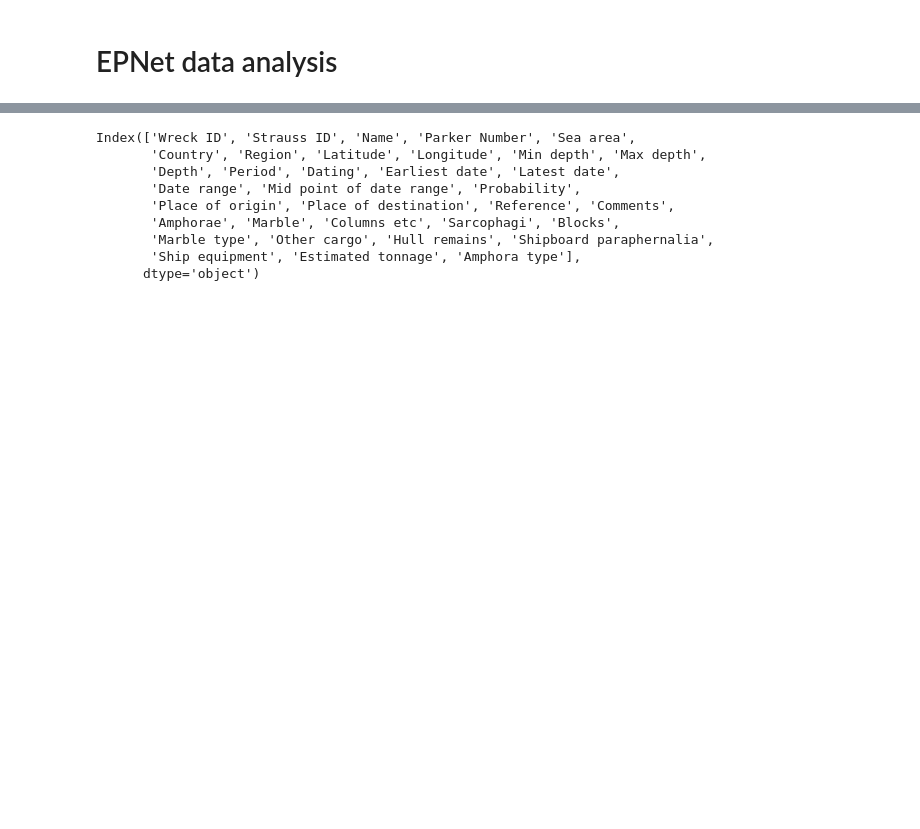
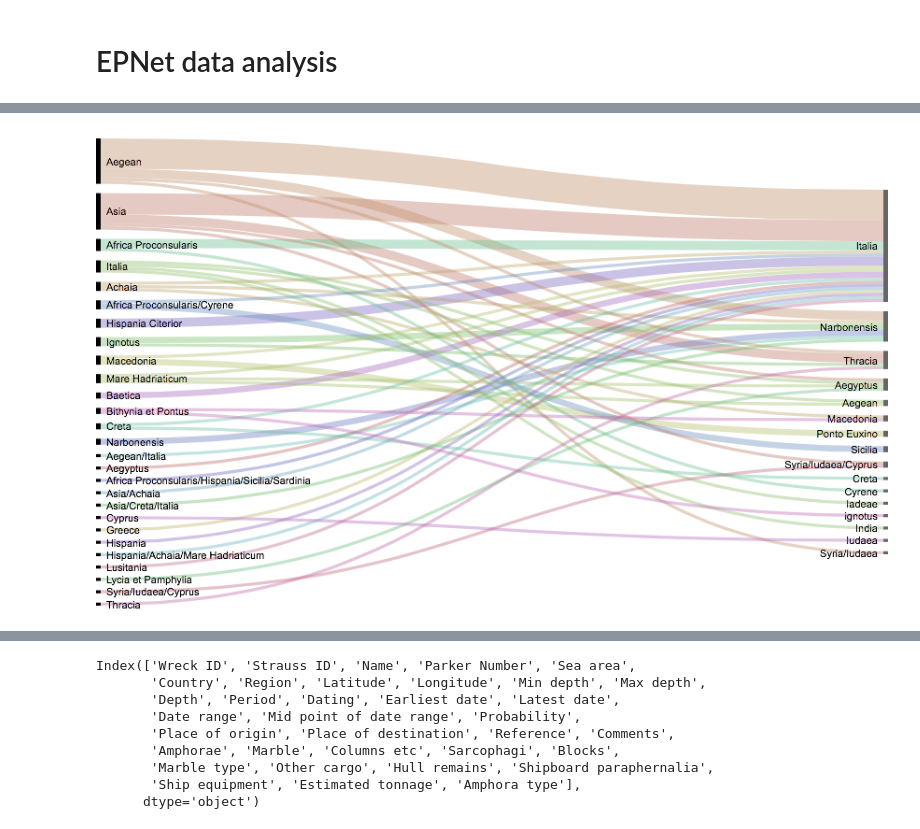
Before and after one commit to izaromanowska/shipwrecks, a Jupyter notebook: EPNet_shipwrecks.ipynb, the cells around one changed output, grey strips where cells are left out. Saved outputs shown, nothing was run; the diff lists cells and outputs as text; code cells hidden in the pictures; blank space fills up the shorter version.

```diff
--- a/EPNet_shipwrecks.ipynb
+++ b/EPNet_shipwrecks.ipynb
@@ -95,0 +142,4 @@ py.iplot(fig, filename='Roman Shipwrecks')
+# %%
+Image('flows_cat.png')
+# %% [output]
+[figure, added]
```
Also changed, not shown: parts of 21 cells of this notebook, 8 other files.
